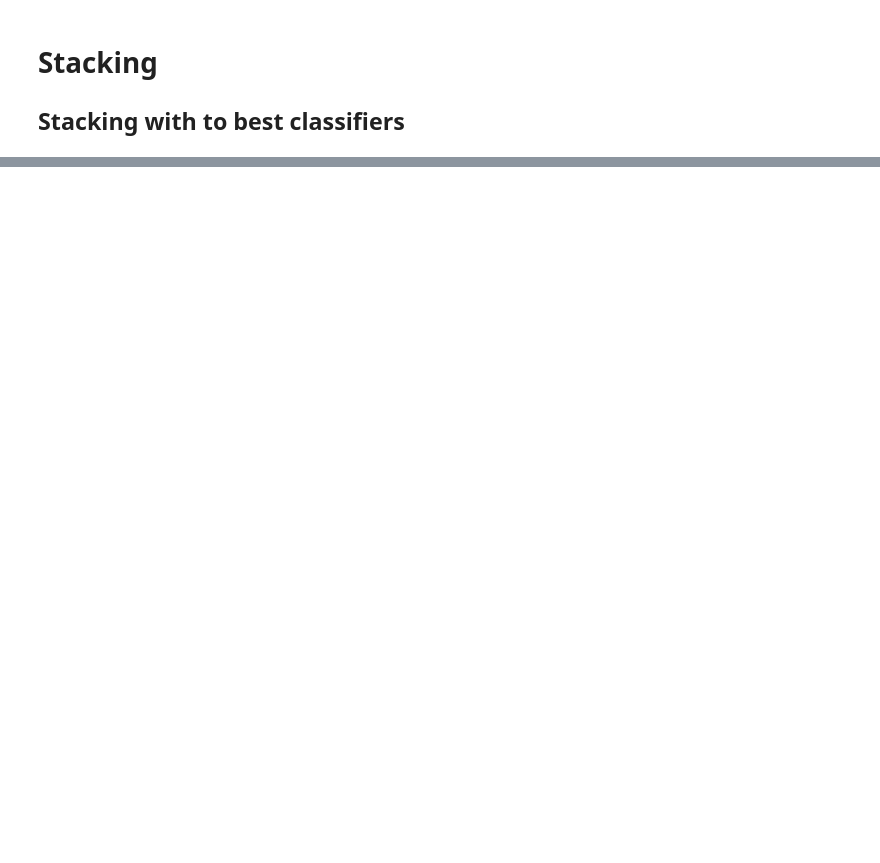
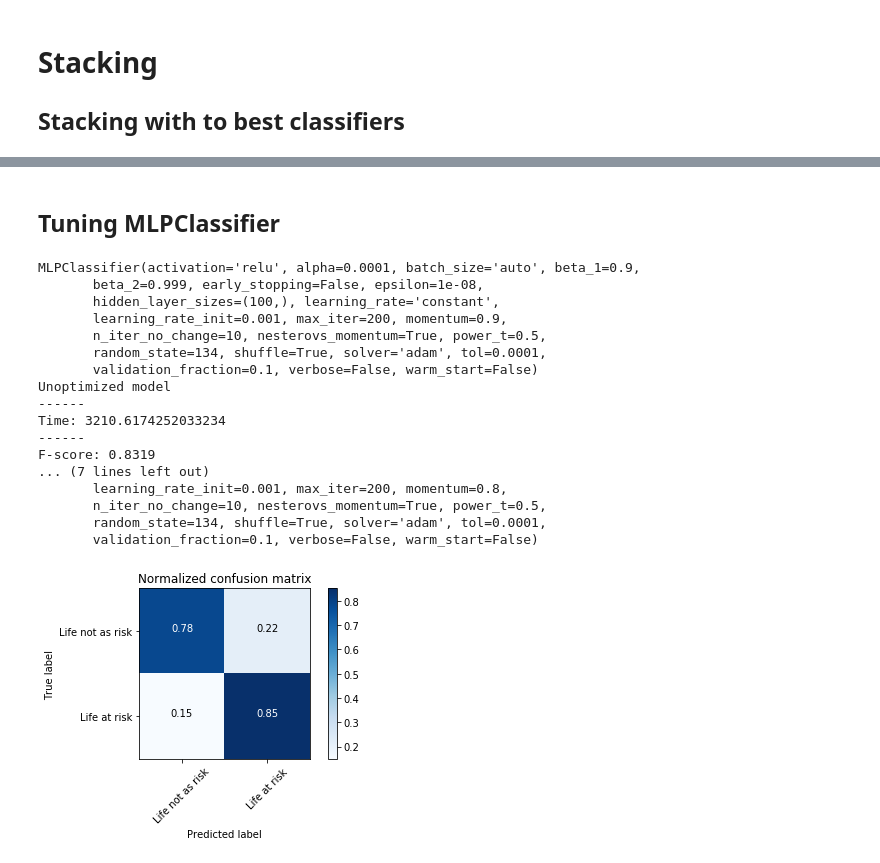
Before and after one commit to mrugeles/Supersalud-PQRSD, a Jupyter notebook: 5) Model Creation and Evaluation.ipynb, the cells around one changed output, grey strips where cells are left out. Drawn from its saved outputs; the diff is of its cells as text; code cells hidden in the pictures; blank space fills up the shorter version.

```diff
--- a/5) Model Creation and Evaluation.ipynb
+++ b/5) Model Creation and Evaluation.ipynb
@@ -177,0 +205,50 @@ model_utils.model_validation('sclf_all.joblib', X_test, y_test)
+# %% [markdown]
+## Tuning MLPClassifier
+# %%
+from sklearn.neural_network import MLPClassifier
+from time import time
+
+ml_classifier = MLPClassifier(random_state = seed)
+
+ml_parameters = {
+    'hidden_layer_sizes': [50, 100, 150, 200, 250],
+    'solver':['lbfgs', 'sgd', 'adam'],
+    'early_stopping':[True],
+    'momentum':[0.8, 0.9, 0.95],
+    'learning_rate_init': [0.001, 0.00001]
+}
+print(ml_classifier)
+start = time()
+
+ml_classifier, default_ml_score, tuned_ml_score, cnf_ml_matrix = model_utils.tune_classifier(ml_classifier, ml_parameters, X_train, X_test, y_train, y_test)
+
+model_utils.plot_confusion_matrix(cnf_pa_matrix, classes=['Life not as risk', 'Life at risk'], normalize = True)
+end = time()
+pred_time = end - start
+print("Unoptimized model\n------")
+print(f"Time: {pred_time}\n------")
+print("F-score: {:.4f}".format(default_ml_score))
+print("\nOptimized Model\n------")
+print("Final F-score: {:.4f}".format(tuned_ml_score))
+
+joblib.dump(ml_classifier, 'ml_classifier.joblib')
+print(ml_classifier)
+# %% [output]
+MLPClassifier(activation='relu', alpha=0.0001, batch_size='auto', beta_1=0.9,
+       beta_2=0.999, early_stopping=False, epsilon=1e-08,
+       hidden_layer_sizes=(100,), learning_rate='constant',
+       learning_rate_init=0.001, max_iter=200, momentum=0.9,
+       n_iter_no_change=10, nesterovs_momentum=True, power_t=0.5,
+       random_state=134, shuffle=True, solver='adam', tol=0.0001,
+       validation_fraction=0.1, verbose=False, warm_start=False)
+Unoptimized model
+------
+Time: 3210.6174252033234
+------
+F-score: 0.8319
+... (7 lines left out)
+       learning_rate_init=0.001, max_iter=200, momentum=0.8,
+       n_iter_no_change=10, nesterovs_momentum=True, power_t=0.5,
+       random_state=134, shuffle=True, solver='adam', tol=0.0001,
+       validation_fraction=0.1, verbose=False, warm_start=False)
+[figure, added]
```
Also changed, not shown: parts of 9 cells of this notebook, 4 other files.
